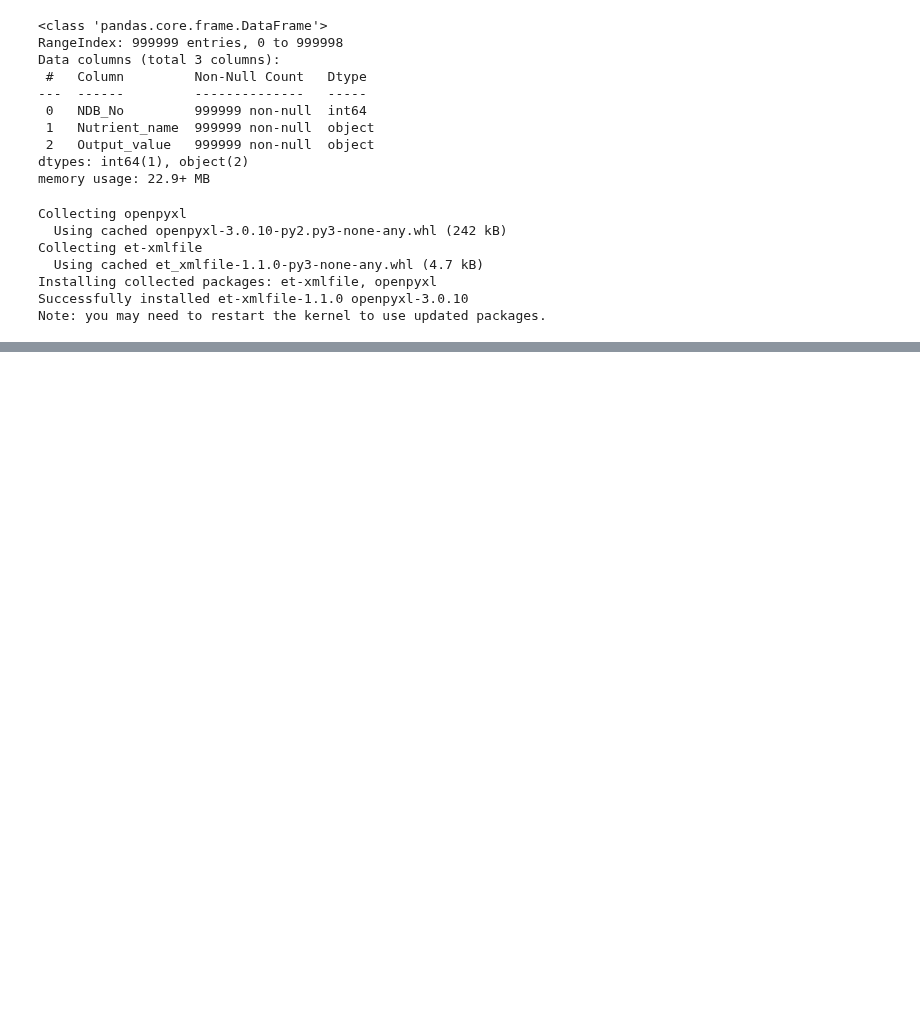
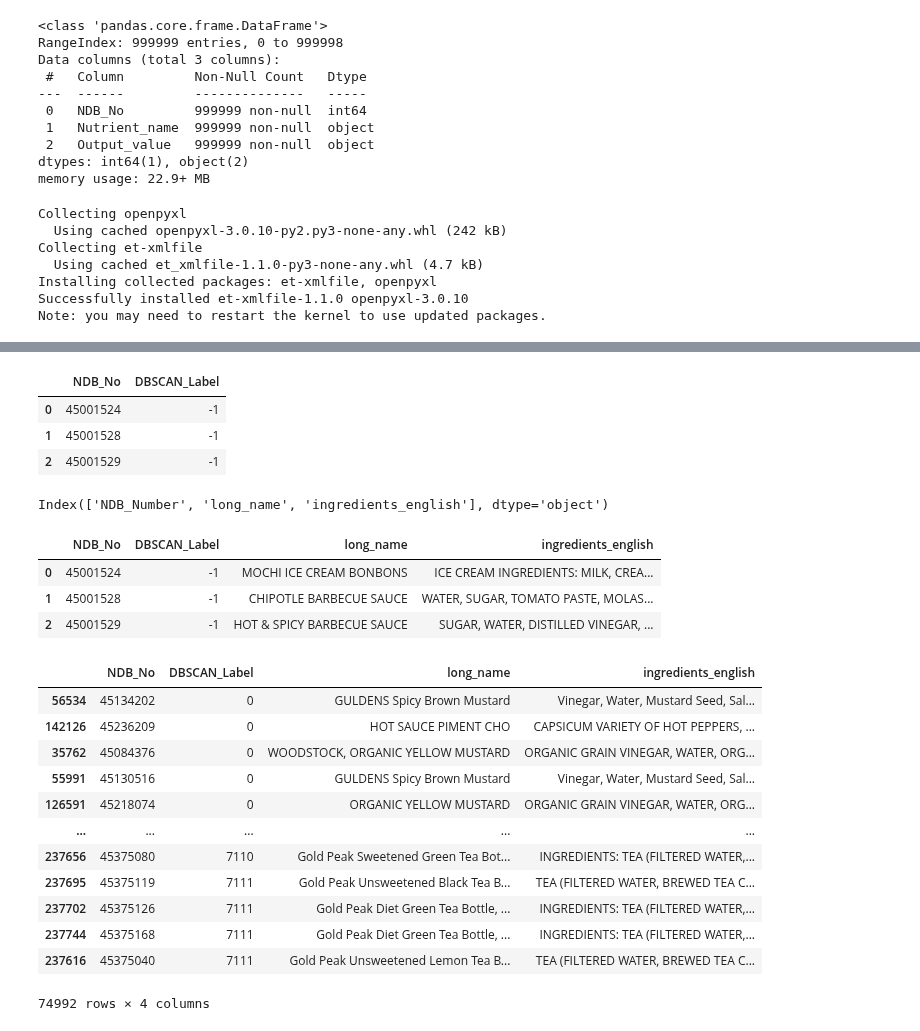
Before and after one commit to amoltkale/ai_chatbot_food_knowledge_graph, a Jupyter notebook: notebooks/eda/Nutrients_Branded_Foods_2018_eda_Garrett.ipynb, the cells around one changed output, grey strips where cells are left out. Cells and saved outputs as stored; diff of their text form; code cells hidden in the pictures; blank space fills up the shorter version.

Commit message:
did more eda on clustering nutrients data

```diff
--- a/notebooks/eda/Nutrients_Branded_Foods_2018_eda_Garrett.ipynb
+++ b/notebooks/eda/Nutrients_Branded_Foods_2018_eda_Garrett.ipynb
@@ -119,0 +259,5 @@ data
+# %%
+model = dbscan.fit(nutrients_pivot)
+# %%
+labels = model.labels_
+print(np.unique(labels))
@@ -119,0 +277,40 @@ data
+# %%
+labeled_nutrients = pd.DataFrame({"NDB_No": nutrients_pivot.index, "DBSCAN_Label": labels})
+labeled_nutrients.head(3)
+# %% [output]
+|  | NDB_No | DBSCAN_Label |
+| 0 | 45001524 | -1 |
+| 1 | 45001528 | -1 |
+| 2 | 45001529 | -1 |
+# %%
+products.columns
+# %% [output]
+Index(['NDB_Number', 'long_name', 'ingredients_english'], dtype='object')
+# %%
+labeled_nutrients = labeled_nutrients.merge(products, left_on = "NDB_No", right_on = "NDB_Number", sort = True)
+labeled_nutrients.drop(columns = ["NDB_Number"], inplace = True)
+labeled_nutrients.head(3)
+# %% [output]
+|  | NDB_No | DBSCAN_Label | long_name | ingredients_english |
+| 0 | 45001524 | -1 | MOCHI ICE CREAM BONBONS | ICE CREAM INGREDIENTS: MILK, CREA... |
+| 1 | 45001528 | -1 | CHIPOTLE BARBECUE SAUCE | WATER, SUGAR, TOMATO PASTE, MOLAS... |
+| 2 | 45001529 | -1 | HOT & SPICY BARBECUE SAUCE | SUGAR, WATER, DISTILLED VINEGAR, ... |
+# %%
+non_noise_labeled_nutrients = labeled_nutrients[labeled_nutrients["DBSCAN_Label"]!=-1].copy(deep = True)
+non_noise_labeled_nutrients.sort_values(by = "DBSCAN_Label", inplace = True)
+non_noise_labeled_nutrients.to_excel("DBSCAN_non_noise_labeled_nutrients.xlsx", index = False)
+non_noise_labeled_nutrients
+# %% [output]
+|  | NDB_No | DBSCAN_Label | long_name | ingredients_english |
+| 56534 | 45134202 | 0 | GULDENS Spicy Brown Mustard | Vinegar, Water, Mustard Seed, Sal... |
+| 142126 | 45236209 | 0 | HOT SAUCE PIMENT CHO | CAPSICUM VARIETY OF HOT PEPPERS, ... |
+| 35762 | 45084376 | 0 | WOODSTOCK, ORGANIC YELLOW MUSTARD | ORGANIC GRAIN VINEGAR, WATER, ORG... |
+| 55991 | 45130516 | 0 | GULDENS Spicy Brown Mustard | Vinegar, Water, Mustard Seed, Sal... |
+| 126591 | 45218074 | 0 | ORGANIC YELLOW MUSTARD | ORGANIC GRAIN VINEGAR, WATER, ORG... |
+| ... | ... | ... | ... | ... |
+| 237656 | 45375080 | 7110 | Gold Peak Sweetened Green Tea Bot... | INGREDIENTS: TEA (FILTERED WATER,... |
+| 237695 | 45375119 | 7111 | Gold Peak Unsweetened Black Tea B... | TEA (FILTERED WATER, BREWED TEA C... |
+| 237702 | 45375126 | 7111 | Gold Peak Diet Green Tea Bottle, ... | INGREDIENTS: TEA (FILTERED WATER,... |
+| 237744 | 45375168 | 7111 | Gold Peak Diet Green Tea Bottle, ... | INGREDIENTS: TEA (FILTERED WATER,... |
+| 237616 | 45375040 | 7111 | Gold Peak Unsweetened Lemon Tea B... | TEA (FILTERED WATER, BREWED TEA C... |
+74992 rows × 4 columns
```
Also changed, not shown: parts of 25 cells of this notebook, 3 other files.
